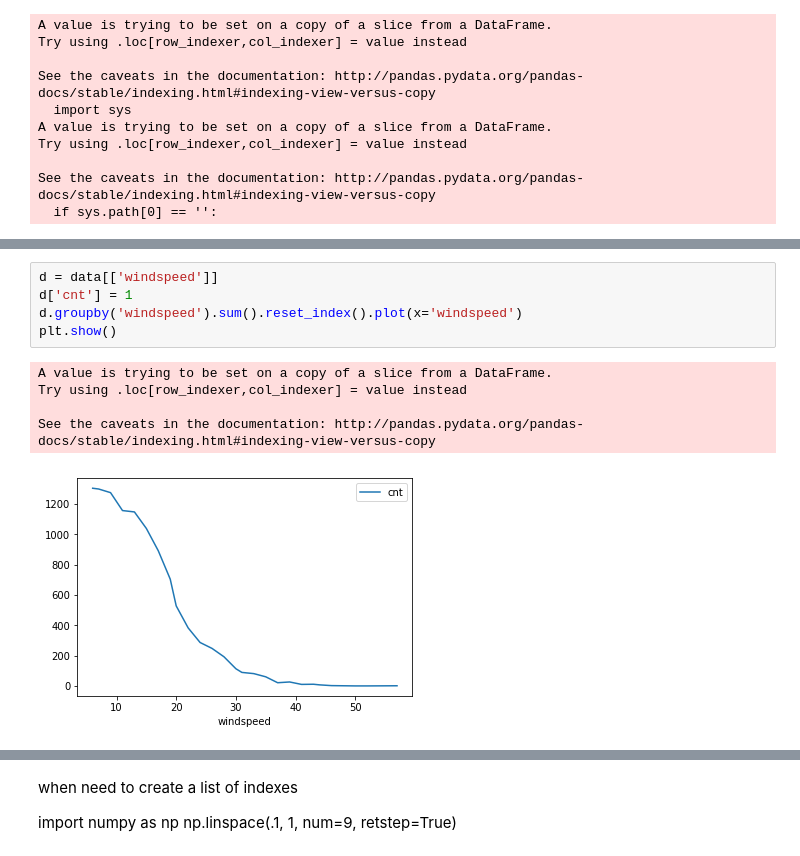
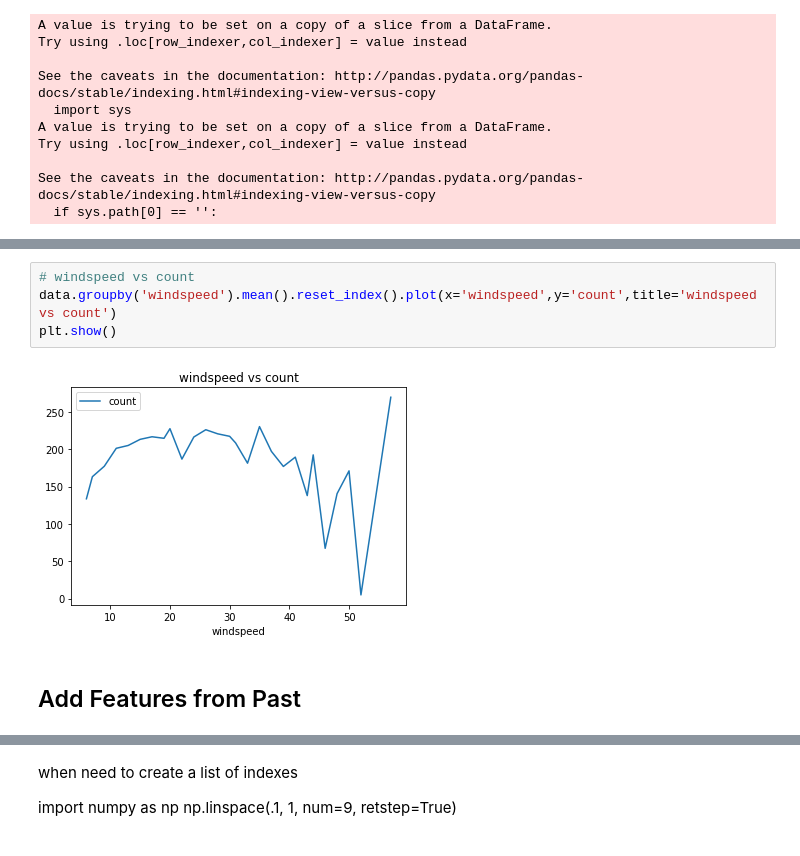
Before and after one commit to xtrmstep/bike-sharing-demand-exercise, a Jupyter notebook: bike-sharing-analysis.ipynb, the cells around one changed output, grey strips where cells are left out. Saved outputs shown, nothing was run; the diff lists cells and outputs as text.

```diff
--- a/bike-sharing-analysis.ipynb
+++ b/bike-sharing-analysis.ipynb
@@ -220,11 +219,8 @@ See the caveats in the documentation: http://pandas.pydata.org/pandas-docs/stabl
 # %%
-d = data[['windspeed']]
-d['cnt'] = 1
-d.groupby('windspeed').sum().reset_index().plot(x='windspeed')
+# windspeed vs count
+data.groupby('windspeed').mean().reset_index().plot(x='windspeed',y='count',title='windspeed vs count')
 plt.show()
 # %% [output]
-A value is trying to be set on a copy of a slice from a DataFrame.
-Try using .loc[row_indexer,col_indexer] = value instead
-
-See the caveats in the documentation: http://pandas.pydata.org/pandas-docs/stable/indexing.html#indexing-view-versus-copy
-[figure, old version]
+[figure, new version]
+# %% [markdown]
+## Add Features from Past
```
Also changed, not shown: parts of 9 cells of this notebook, 2 other files.
